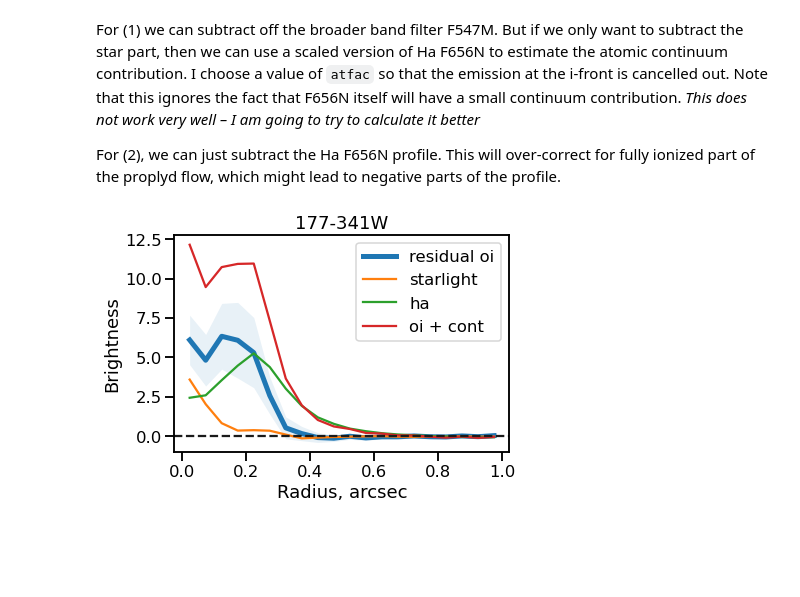
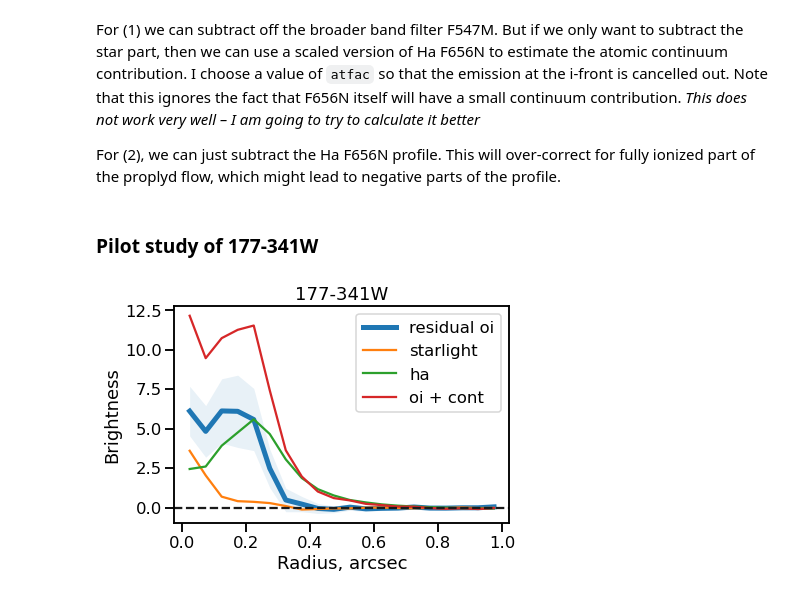
Before and after one commit to will-henney/neutral-proplyds, a Jupyter notebook: notebooks/02-all-proplyds-PC.ipynb, the cells around one changed output. Cells and saved outputs as stored; diff of their text form; code cells hidden in the pictures; blank space fills up the shorter version.

Commit message:
Refinements to the 6300 extraction
Graphs are now looking good. Next step is to sum up the positive
brightness to get the total flux

```diff
--- a/notebooks/02-all-proplyds-PC.ipynb
+++ b/notebooks/02-all-proplyds-PC.ipynb
@@ -78,7 +83,11 @@ c0 = SkyCoord.from_name("* tet01 Ori C")
 # %% [markdown]
 Extract the information that we want from the region file. Construct a list of dicts that give source name and coordinates:
 # %%
-source_list = [{"Name": r.meta["label"],  "ICRS": r.center} for r in regs]
+source_list = [
+    {"Name": r.meta["label"],  "ICRS": r.center}
+    for r in regs
+    if "label" in r.meta
+]
 # %% [markdown]
 Convert to an `astropy.table.QTable` of the sources. Add columns for PA to θ¹ Ori C (in degrees) and Separation from θ¹ Ori C (in arcsec):
 # %%
@@ -234,3 +242,6 @@ ax.set(
 ...;
 # %% [output]
 [figure]
+# %%
+j, i = np.unravel_index(np.argmin(p.r, axis=None), p.r.shape)
+p.r[j, i].arcsec
@@ -278,6 +291,8 @@ for j, row in enumerate(source_table):
         p = row[fname]
         xp, yp = p.center.to_pixel(p.wcs)
         ax.scatter(xp, yp, color="w", marker="+", s=50)
+        j0, i0 = np.unravel_index(np.argmin(p.r, axis=None), p.r.shape)
+        #ax.scatter(i0, j0, color="g", marker="x", s=50)
         ax.set(xticks=[], yticks=[])
 sns.despine(left=True, bottom=True)
 fig.tight_layout(pad=0, h_pad=0.1, w_pad=0.1)
@@ -374,11 +368,14 @@ class ProplydProfiles:
         # Convert to cell centers
         self.r = 0.5 * (edges[1:] + edges[:-1])
         # Initialize Tables to hold results
-        self.mean = Table({"r": r})
-        self.sigma = Table({"r": r})
-        self.npix = Table({"r": r})
+        self.mean = Table({"r": self.r})
+        self.sigma = Table({"r": self.r})
+        self.npix = Table({"r": self.r})
         # Copy some metadata from the proplyd
         self.name = data["Name"]
+        # Initialise dicts to hold the smooth BG mean and sigma
+        self.bgmean = {}
+        self.bgsig = {}
         # Process each filter
         for fname in fnames:
             p = data[fname]
@@ -408,6 +405,9 @@ class ProplydProfiles:
             self.mean[fname] = h1 / h0
             # Standard deviation of brightness in each radial bin
             self.sigma[fname] = np.sqrt((h2 / h0) - (h1 / h0)**2)
+            # Also save smooth BG values
+            self.bgmean[fname] = np.mean(p.smooth_image)
+            self.bgsig[fname] = np.std(p.smooth_image)
 # %%
 pp = ProplydProfiles(source_table.loc["177-341W"], pcfilters)
 # %%
@@ -487,28 +507,40 @@ We want to subtract two things from the raw F631N brightness:
 For (1) we can subtract off the broader band filter F547M.  But if we only want to subtract the star part, then we can use a scaled version of Ha F656N to estimate the atomic continuum contribution. I choose a value of `atfac` so that the emission at the i-front is cancelled out. Note that this ignores the fact that F656N itself will have a small continuum contribution. *This does not work very well – I am going to try to calculate it better*
 
 For (2), we can just subtract the Ha F656N profile. This will over-correct for fully ionized part of the proplyd flow, which might lead to negative parts of the profile.
+# %% [markdown]
+### Pilot study of 177-341W
 # %%
+atfac = 0.55
+cont = pp.mean["f547m"] - atfac * (pp.mean["f656n"] - 1)
+oin = pp.mean["f631n"] - (cont - 1) - (pp.mean["f656n"] - 1)
+sig = np.sqrt(
+    pp.sigma["f547m"]**2 / pp.npix["f547m"]
+    + pp.sigma["f631n"]**2 / pp.npix["f631n"]
+    + pp.sigma["f656n"]**2 / pp.npix["f656n"]
+)
+
+
 fig, ax = plt.subplots()
 line, = ax.plot(pp.mean["r"], oin - 1, label="residual oi", linewidth=5)
 ax.fill_between(
     pp.mean["r"],
     (oin - 1) - 3 * sig,
     (oin - 1) + 3 * sig,
     color=line.get_color(),
     alpha=0.1,
     linewidth=0,
 )
+ax.plot(pp.mean["r"], pp.mean["f656n"] - 1, label="ha")
 ax.plot(pp.mean["r"], cont - 1, label="starlight")
-ax.plot(pp.mean["r"], pp.mean["f656n"] - 1, label="ha")
 ax.plot(pp.mean["r"], pp.mean["f631n"] - 1, label="oi + cont")
 
 ax.axhline(0.0, linestyle="dashed", color="k")
 ax.legend()
 ax.set_title(pp.name)
 ax.set(
     xlabel="Radius, arcsec",
     ylabel="Brightness",
 )
 ...;
 # %% [output]
-[figure, old version]
+[figure, new version]
```
Also changed, not shown: parts of 20 cells of this notebook, 4 other files.
